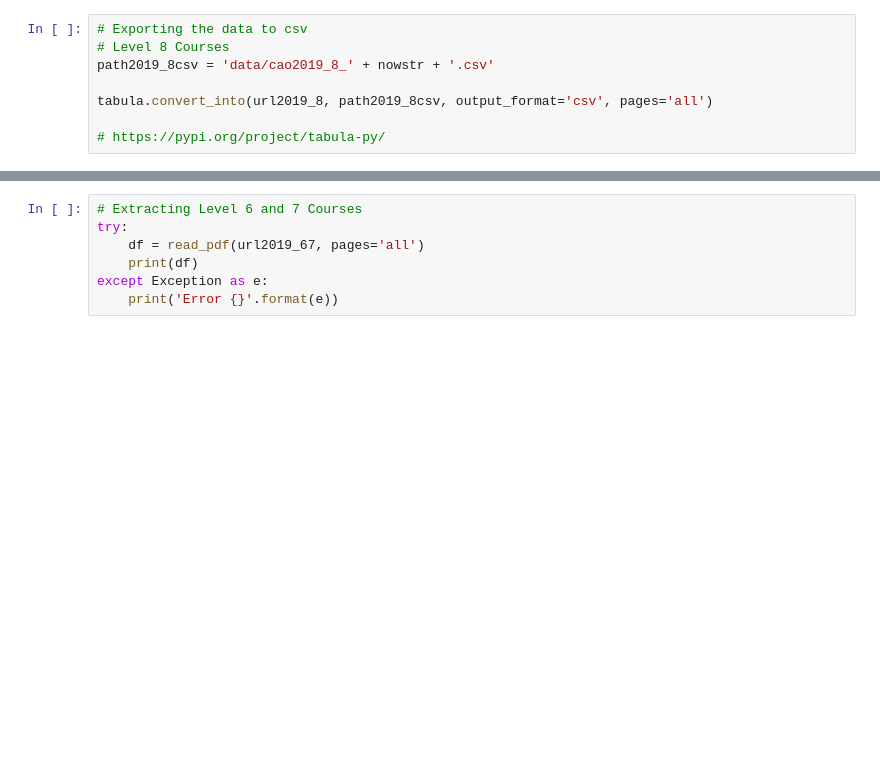
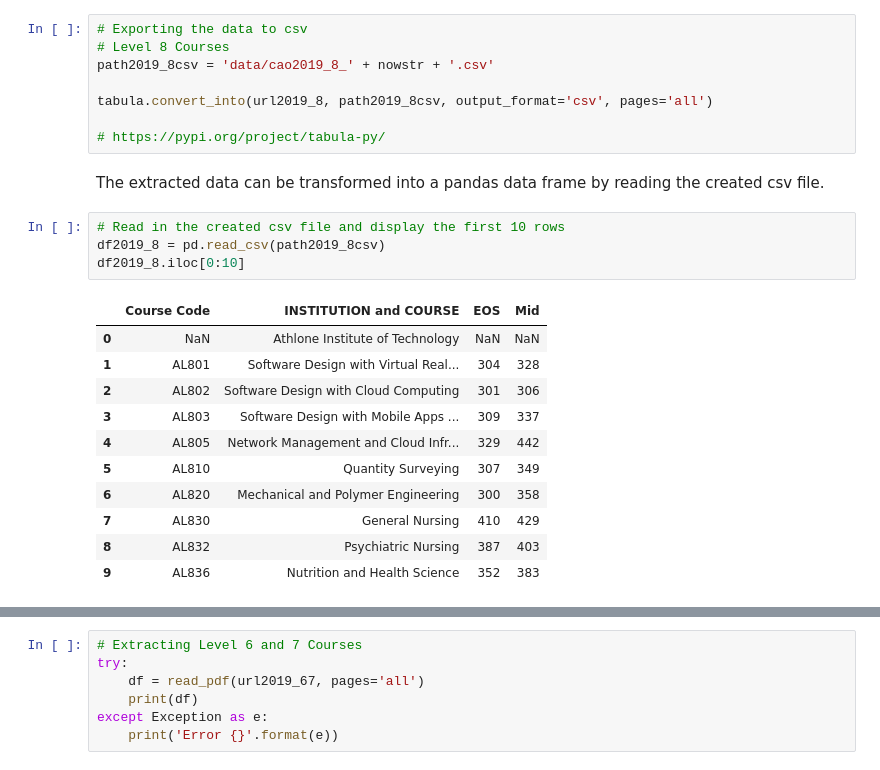
Before and after one commit to ssteffens/fundamentals-data-analysis-assessment, a Jupyter notebook: cao.ipynb, the cells around one changed output, grey strips where cells are left out. Drawn from its saved outputs; the diff is of its cells as text; blank space fills up the shorter version.

```diff
--- a/cao.ipynb
+++ b/cao.ipynb
@@ -176,3 +176,21 @@ path2019_8csv = 'data/cao2019_8_' + nowstr + '.csv'
 tabula.convert_into(url2019_8, path2019_8csv, output_format='csv', pages='all')
 
 # https://pypi.org/project/tabula-py/
+# %% [markdown]
+The extracted data can be transformed into a pandas data frame by reading the created csv file.
+# %%
+# Read in the created csv file and display the first 10 rows
+df2019_8 = pd.read_csv(path2019_8csv)
+df2019_8.iloc[0:10]
+# %% [output]
+|  | Course Code | INSTITUTION and COURSE | EOS | Mid |
+| 0 | NaN | Athlone Institute of Technology | NaN | NaN |
+| 1 | AL801 | Software Design with Virtual Real... | 304 | 328 |
+| 2 | AL802 | Software Design with Cloud Computing | 301 | 306 |
+| 3 | AL803 | Software Design with Mobile Apps ... | 309 | 337 |
+| 4 | AL805 | Network Management and Cloud Infr... | 329 | 442 |
+| 5 | AL810 | Quantity Surveying | 307 | 349 |
+| 6 | AL820 | Mechanical and Polymer Engineering | 300 | 358 |
+| 7 | AL830 | General Nursing | 410 | 429 |
+| 8 | AL832 | Psychiatric Nursing | 387 | 403 |
+| 9 | AL836 | Nutrition and Health Science | 352 | 383 |
```
Also changed, not shown: parts of 11 cells of this notebook, 11 other files.
